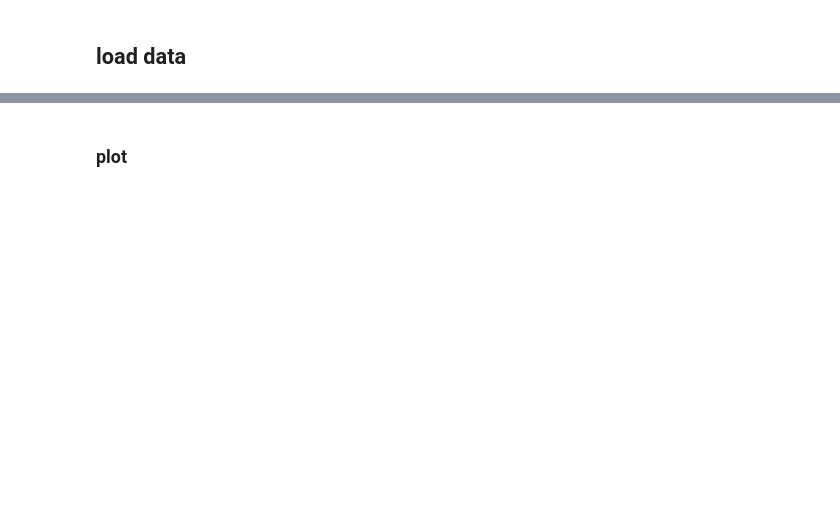
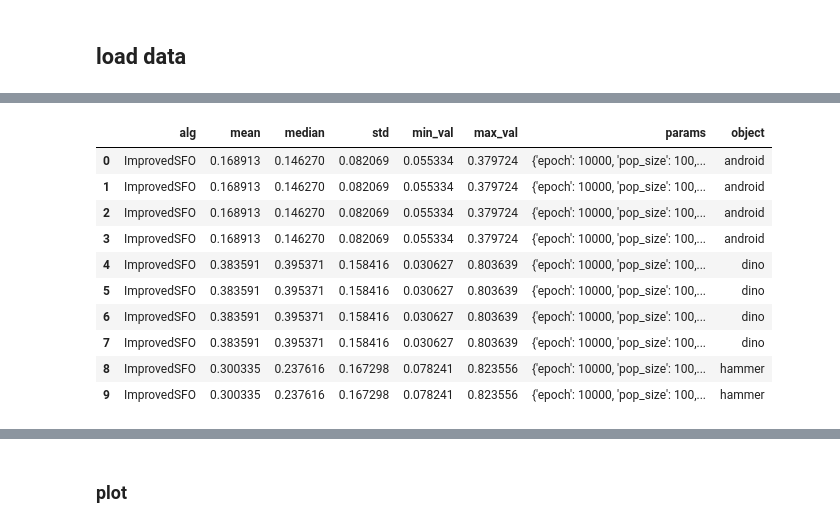
Before and after one commit to giladfrid009/3DoF-Orient-Detection, a Jupyter notebook: mainmain.ipynb, the cells around one changed output, grey strips where cells are left out. Drawn from its saved outputs; the diff is of its cells as text; code cells hidden in the pictures; blank space fills up the shorter version.

```diff
--- a/mainmain.ipynb
+++ b/mainmain.ipynb
@@ -279,4 +297,15 @@ statsframe.columns
 # %%
-# medians = pd.DataFrame(medians)
-statsframe.sort_values(by='median', inplace=True)
+# statsframe.sort_values(by=['object','median'], inplace=True)
 statsframe.head(10)
+# %% [output]
+|  | alg | mean | median | std | min_val | max_val | params | object |
+| 0 | ImprovedSFO | 0.168913 | 0.146270 | 0.082069 | 0.055334 | 0.379724 | {'epoch': 10000, 'pop_size': 100,... | android |
+| 1 | ImprovedSFO | 0.168913 | 0.146270 | 0.082069 | 0.055334 | 0.379724 | {'epoch': 10000, 'pop_size': 100,... | android |
+| 2 | ImprovedSFO | 0.168913 | 0.146270 | 0.082069 | 0.055334 | 0.379724 | {'epoch': 10000, 'pop_size': 100,... | android |
+| 3 | ImprovedSFO | 0.168913 | 0.146270 | 0.082069 | 0.055334 | 0.379724 | {'epoch': 10000, 'pop_size': 100,... | android |
+| 4 | ImprovedSFO | 0.383591 | 0.395371 | 0.158416 | 0.030627 | 0.803639 | {'epoch': 10000, 'pop_size': 100,... | dino |
+| 5 | ImprovedSFO | 0.383591 | 0.395371 | 0.158416 | 0.030627 | 0.803639 | {'epoch': 10000, 'pop_size': 100,... | dino |
+| 6 | ImprovedSFO | 0.383591 | 0.395371 | 0.158416 | 0.030627 | 0.803639 | {'epoch': 10000, 'pop_size': 100,... | dino |
+| 7 | ImprovedSFO | 0.383591 | 0.395371 | 0.158416 | 0.030627 | 0.803639 | {'epoch': 10000, 'pop_size': 100,... | dino |
+| 8 | ImprovedSFO | 0.300335 | 0.237616 | 0.167298 | 0.078241 | 0.823556 | {'epoch': 10000, 'pop_size': 100,... | hammer |
+| 9 | ImprovedSFO | 0.300335 | 0.237616 | 0.167298 | 0.078241 | 0.823556 | {'epoch': 10000, 'pop_size': 100,... | hammer |
```
Also changed, not shown: parts of 16 cells of this notebook, 11 other files.
